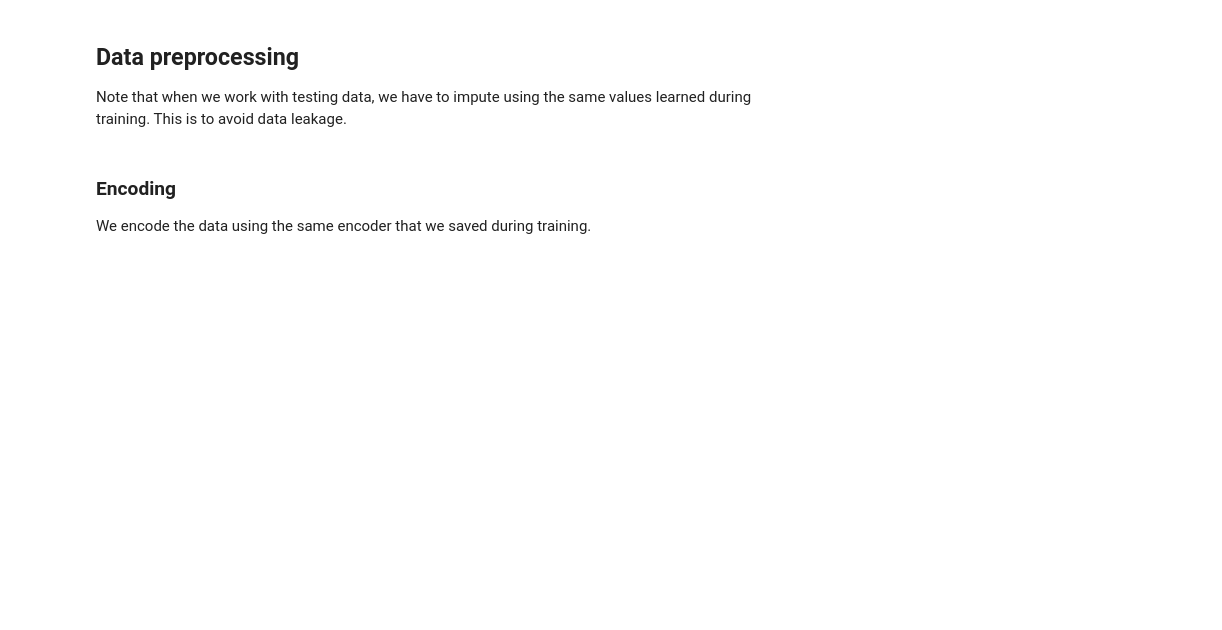
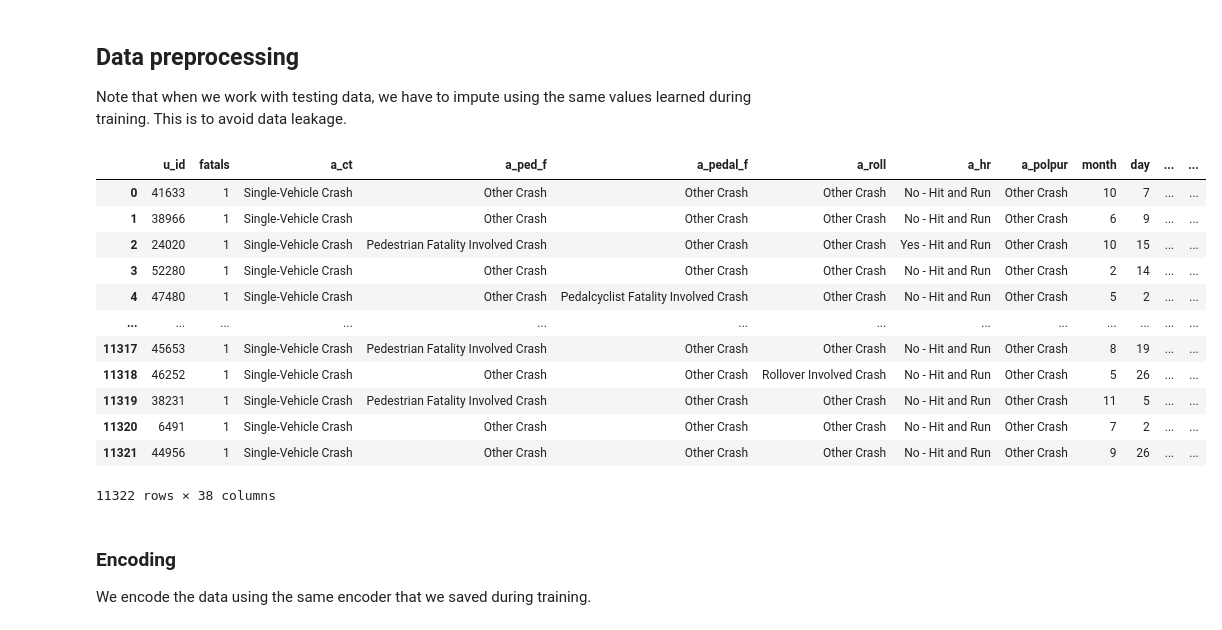
Before and after one commit to Mo-Abdelhameed/Multiclass-Classification-JN-Template, a Jupyter notebook: src/predict.ipynb, the cells around one changed output. Drawn from its saved outputs; the diff is of its cells as text; code cells hidden in the pictures; blank space fills up the shorter version.

```diff
--- a/src/predict.ipynb
+++ b/src/predict.ipynb
@@ -34,7 +34,7 @@ if not os.path.exists(PREDICTIONS_DIR):
 # %% [markdown]
 ### Reading the schema
 # %%
-file_name = os.listdir(INPUT_SCHEMA_DIR)[0]
+file_name = [f for f in os.listdir(INPUT_SCHEMA_DIR) if f.endswith('.json')][0]
 schema_path = os.path.join(INPUT_SCHEMA_DIR, file_name)
 with open(schema_path, "r", encoding="utf-8") as file:
     schmea = json.load(file)
@@ -53,7 +53,7 @@ target_feature = schmea['target']['name']
 # %% [markdown]
 ### Reading test data.
 # %%
-file_name = os.listdir(TEST_DIR)[0]
+file_name = [f for f in os.listdir(TEST_DIR) if f.endswith('.csv')][0]
 file_path = os.path.join(TEST_DIR, file_name)
 df = pd.read_csv(file_path)
 df.head()
@@ -73,6 +73,22 @@ columns_with_missing_values = df.columns[df.isna().any()]
 imputaion_values = load(IMPUTATION_FILE)
 for column in columns_with_missing_values:
     df[column].fillna(imputaion_values[column], inplace=True)
+# %%
+df
+# %% [output]
+|  | u_id | fatals | a_ct | a_ped_f | a_pedal_f | a_roll | a_hr | a_polpur | month | day | ... | ... |
+| 0 | 41633 | 1 | Single-Vehicle Crash | Other Crash | Other Crash | Other Crash | No - Hit and Run | Other Crash | 10 | 7 | ... | ... |
+| 1 | 38966 | 1 | Single-Vehicle Crash | Other Crash | Other Crash | Other Crash | No - Hit and Run | Other Crash | 6 | 9 | ... | ... |
+| 2 | 24020 | 1 | Single-Vehicle Crash | Pedestrian Fatality Involved Crash | Other Crash | Other Crash | Yes - Hit and Run | Other Crash | 10 | 15 | ... | ... |
+| 3 | 52280 | 1 | Single-Vehicle Crash | Other Crash | Other Crash | Other Crash | No - Hit and Run | Other Crash | 2 | 14 | ... | ... |
+| 4 | 47480 | 1 | Single-Vehicle Crash | Other Crash | Pedalcyclist Fatality Involved Crash | Other Crash | No - Hit and Run | Other Crash | 5 | 2 | ... | ... |
+| ... | ... | ... | ... | ... | ... | ... | ... | ... | ... | ... | ... | ... |
+| 11317 | 45653 | 1 | Single-Vehicle Crash | Pedestrian Fatality Involved Crash | Other Crash | Other Crash | No - Hit and Run | Other Crash | 8 | 19 | ... | ... |
+| 11318 | 46252 | 1 | Single-Vehicle Crash | Other Crash | Other Crash | Rollover Involved Crash | No - Hit and Run | Other Crash | 5 | 26 | ... | ... |
+| 11319 | 38231 | 1 | Single-Vehicle Crash | Pedestrian Fatality Involved Crash | Other Crash | Other Crash | No - Hit and Run | Other Crash | 11 | 5 | ... | ... |
+| 11320 | 6491 | 1 | Single-Vehicle Crash | Other Crash | Other Crash | Other Crash | No - Hit and Run | Other Crash | 7 | 2 | ... | ... |
+| 11321 | 44956 | 1 | Single-Vehicle Crash | Other Crash | Other Crash | Other Crash | No - Hit and Run | Other Crash | 9 | 26 | ... | ... |
+11322 rows × 38 columns
 # %% [markdown]
 ### Encoding
 We encode the data using the same encoder that we saved during training.
```
Also changed, not shown: parts of 1 cell of this notebook, 2 other files.
